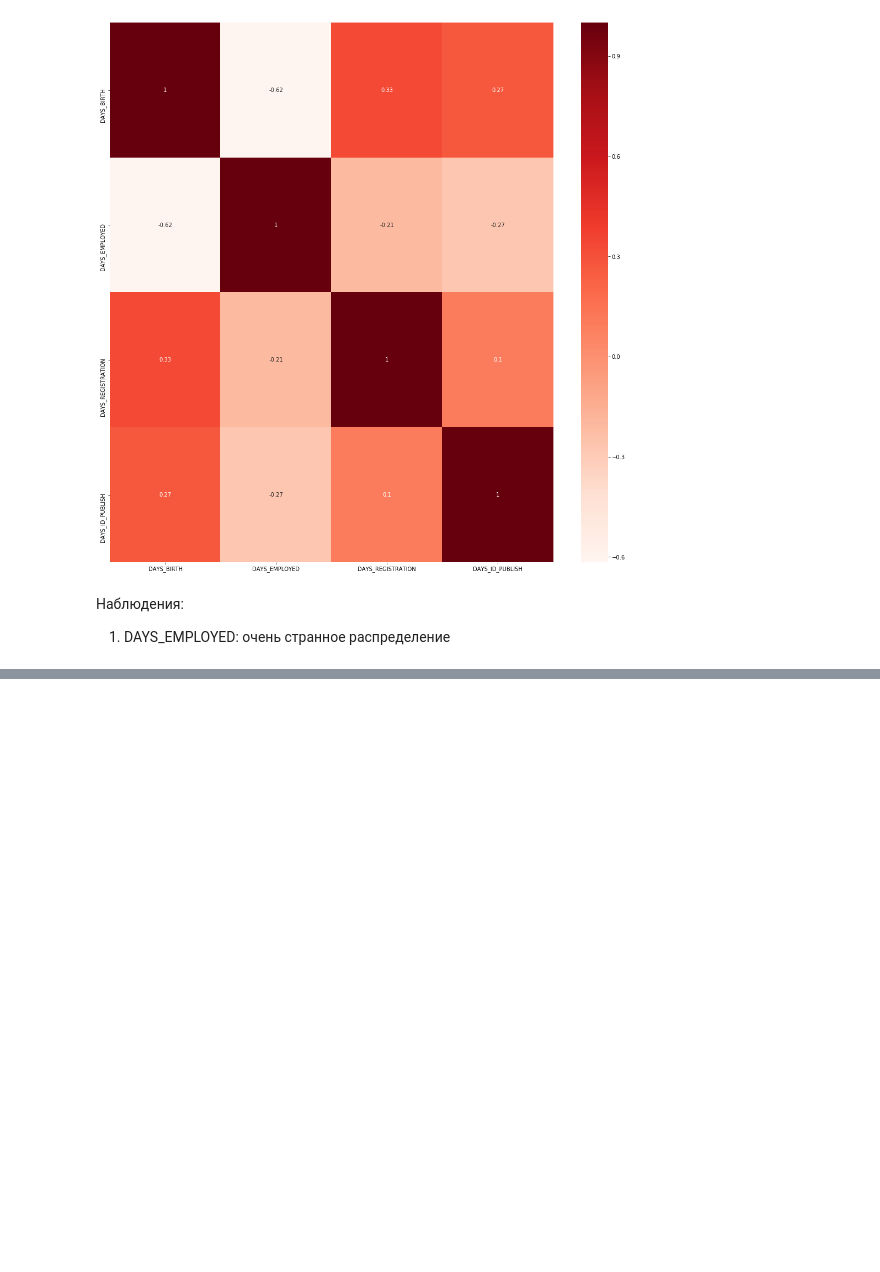
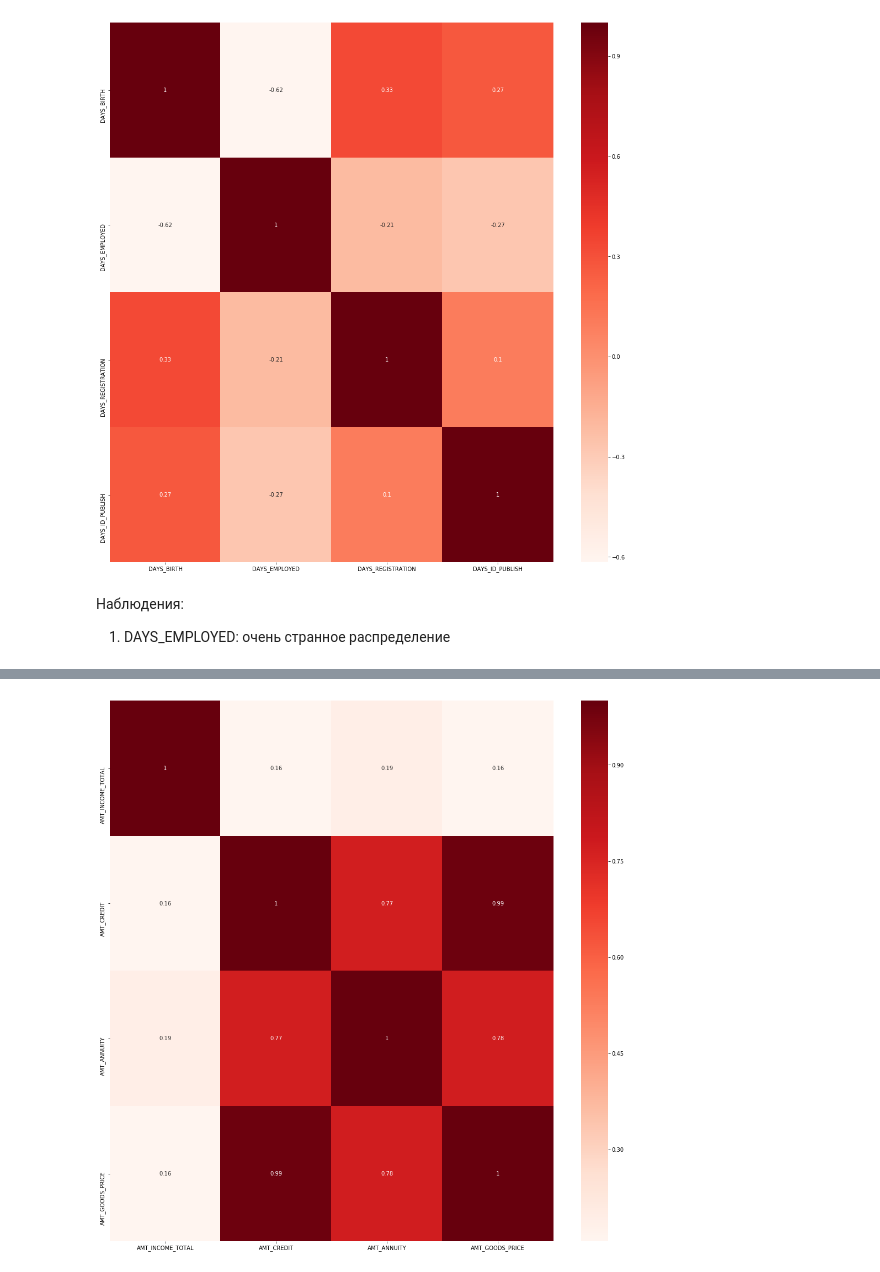
Before and after one commit to nuwanda57/HomeCredit1, a Jupyter notebook: exploration.ipynb, the cells around one changed output, grey strips where cells are left out. Cells and saved outputs as stored; diff of their text form; code cells hidden in the pictures; blank space fills up the shorter version.

```diff
--- a/exploration.ipynb
+++ b/exploration.ipynb
@@ -428,0 +459,4 @@ draw_correlations_for_numerical_columns(DAYS_BIO_GROUP, days_bio_application)
+# %%
+draw_correlations_for_numerical_columns(AMT_GROUP_NUMERIC, amt_application)
+# %% [output]
+[figure, added]
```
Also changed, not shown: parts of 12 cells of this notebook.
